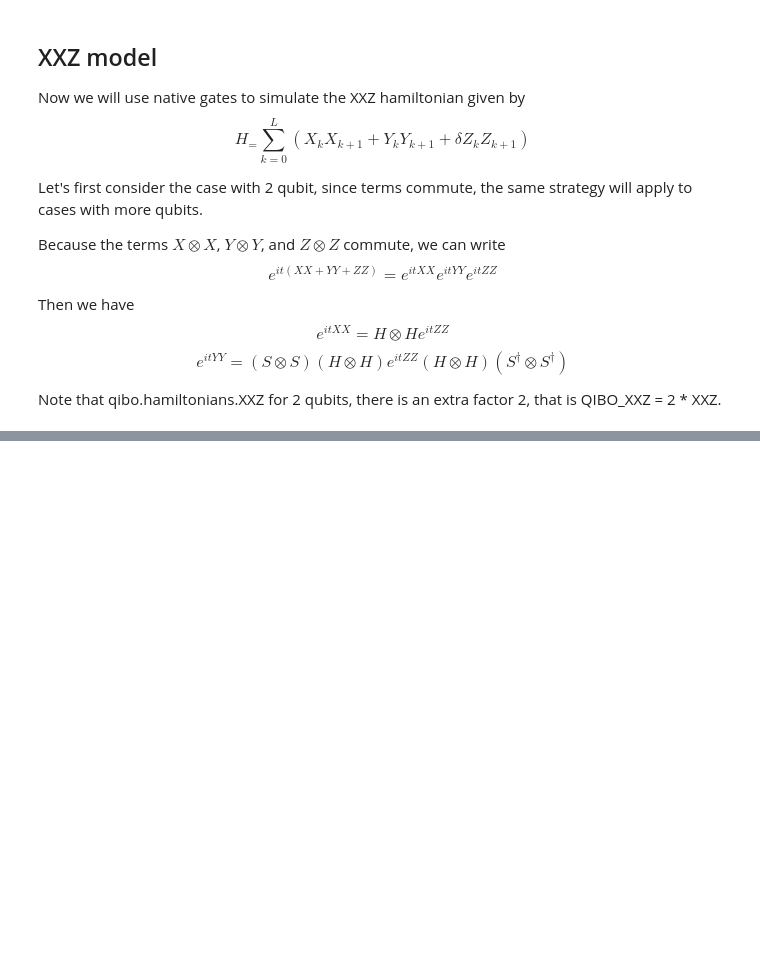
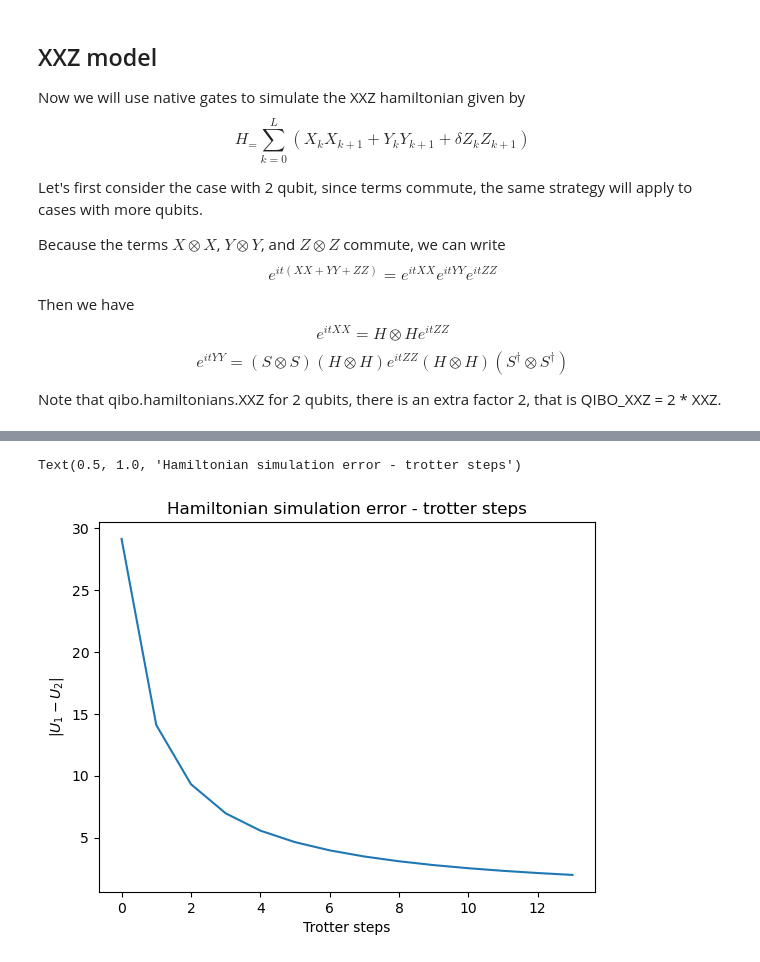
Before and after one commit to qiboteam/boostvqe, a Jupyter notebook: notebooks/quantinuum_native_gate_compilation.ipynb, the cells around one changed output, grey strips where cells are left out. Saved outputs shown, nothing was run; the diff lists cells and outputs as text; code cells hidden in the pictures; blank space fills up the shorter version.

```diff
--- a/notebooks/quantinuum_native_gate_compilation.ipynb
+++ b/notebooks/quantinuum_native_gate_compilation.ipynb
@@ -147,3 +299,26 @@ np.linalg.norm(U1-U2)
+# %%
+t = np.pi/6
+nqubits = 10
+n_trotter = 15
+U1 = scipy.linalg.expm(1j*t*(construct_XXZ(nqubits, delta)))
+# %%
+def trotter_circuit(nqubits, t, n_trotter):
+    qc = Circuit(nqubits)
+    dt = t/n_trotter
+    for n in range(n_trotter):
+        qc = XXZ_decomposition(nqubits, dt, delta, qc)
+    return qc
+# %%
+U2 = [trotter_circuit(nqubits, t, n).get_unitary() for n in range(1, n_trotter)]
+diff = [np.linalg.norm(U1-U2[i]) for i in range(n_trotter-1)]
+# %%
+plt.plot(diff)
+plt.xlabel('Trotter steps')
+plt.ylabel(r'$|U_1-U_2|$')
+plt.title('Hamiltonian simulation error - trotter steps')
+# %% [output]
+Text(0.5, 1.0, 'Hamiltonian simulation error - trotter steps')
+[figure, added]
 # %% [markdown]
 ## One step of DBQA
 
```
Also changed, not shown: parts of 19 cells of this notebook.
